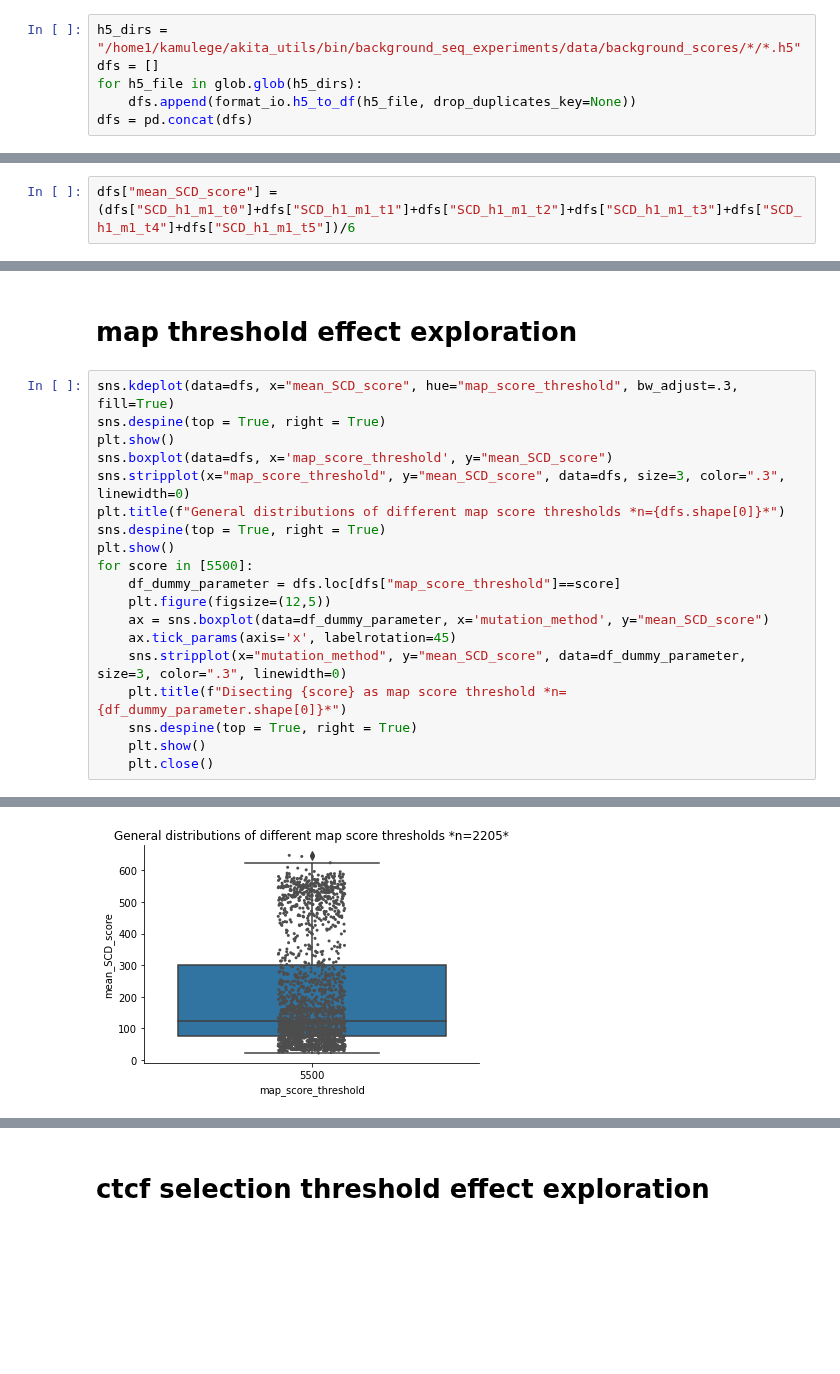
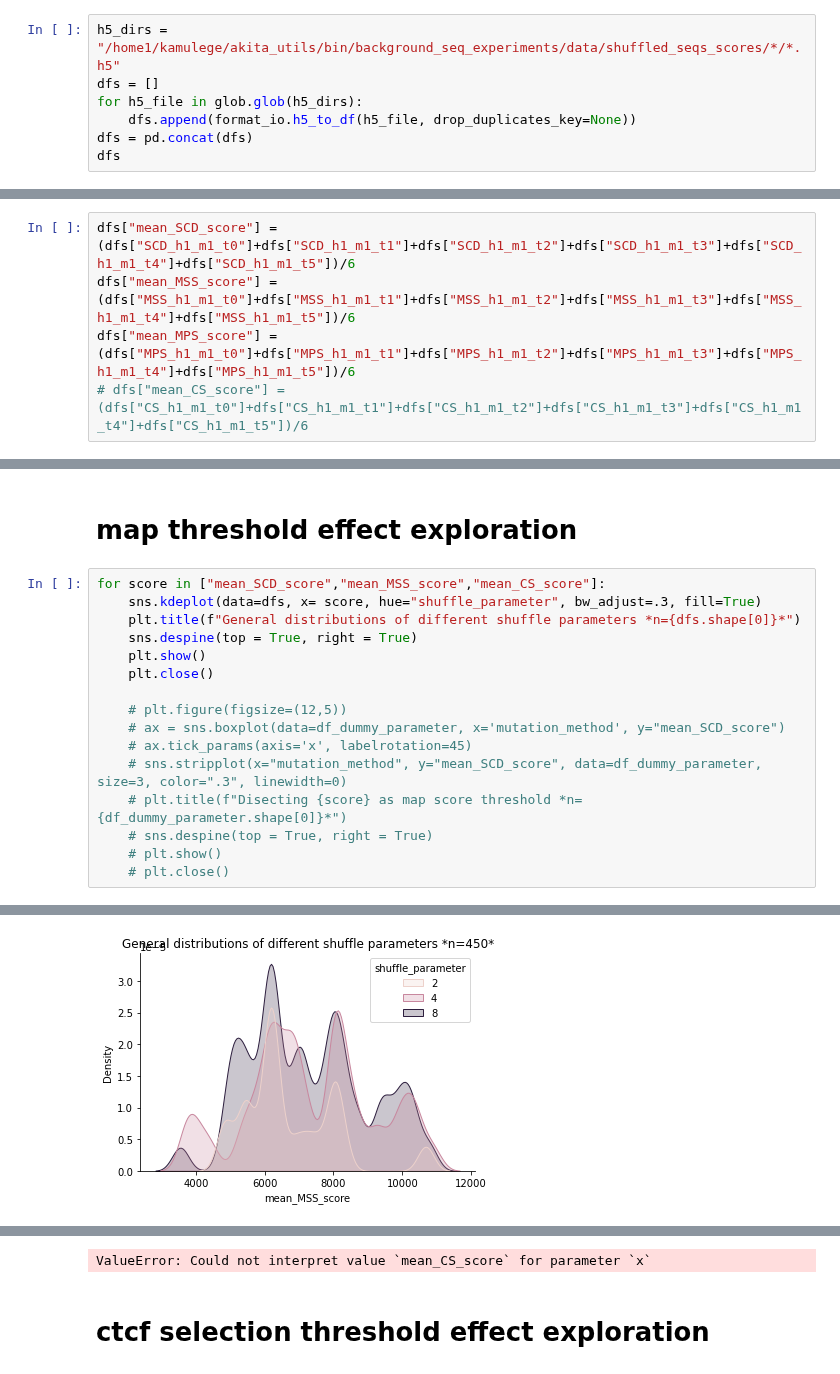
Before and after one commit to Fudenberg-Research-Group/akita_utils, a Jupyter notebook: bin/background_seq_experiments/analysis/background_scores_and_parameter_analysis.ipynb, the cells around one changed output, grey strips where cells are left out. Saved outputs shown, nothing was run; the diff lists cells and outputs as text; blank space fills up the shorter version.

```diff
--- a/bin/background_seq_experiments/analysis/background_scores_and_parameter_analysis.ipynb
+++ b/bin/background_seq_experiments/analysis/background_scores_and_parameter_analysis.ipynb
@@ -16,8 +16,9 @@ import akita_utils.format_io as format_io
 # %% [markdown]
 # Importing scores from simulations
 # %%
-h5_dirs = "/home1/kamulege/akita_utils/bin/background_seq_experiments/data/background_scores/*/*.h5"
+h5_dirs = "/home1/kamulege/akita_utils/bin/background_seq_experiments/data/shuffled_seqs_scores/*/*.h5"
 dfs = []
 for h5_file in glob.glob(h5_dirs):
     dfs.append(format_io.h5_to_df(h5_file, drop_duplicates_key=None))
 dfs = pd.concat(dfs)
+dfs
@@ -24,5 +39,8 @@ dfs = pd.concat(dfs)
 # %%
 dfs["mean_SCD_score"] = (dfs["SCD_h1_m1_t0"]+dfs["SCD_h1_m1_t1"]+dfs["SCD_h1_m1_t2"]+dfs["SCD_h1_m1_t3"]+dfs["SCD_h1_m1_t4"]+dfs["SCD_h1_m1_t5"])/6
+dfs["mean_MSS_score"] = (dfs["MSS_h1_m1_t0"]+dfs["MSS_h1_m1_t1"]+dfs["MSS_h1_m1_t2"]+dfs["MSS_h1_m1_t3"]+dfs["MSS_h1_m1_t4"]+dfs["MSS_h1_m1_t5"])/6
+dfs["mean_MPS_score"] = (dfs["MPS_h1_m1_t0"]+dfs["MPS_h1_m1_t1"]+dfs["MPS_h1_m1_t2"]+dfs["MPS_h1_m1_t3"]+dfs["MPS_h1_m1_t4"]+dfs["MPS_h1_m1_t5"])/6
+# dfs["mean_CS_score"] = (dfs["CS_h1_m1_t0"]+dfs["CS_h1_m1_t1"]+dfs["CS_h1_m1_t2"]+dfs["CS_h1_m1_t3"]+dfs["CS_h1_m1_t4"]+dfs["CS_h1_m1_t5"])/6
 # %% [markdown]
 # General scores distribution
 # %%
@@ -64,22 +110,19 @@ for score in [2,4,8]:
 # %% [markdown]
 # map threshold effect exploration
 # %%
-sns.kdeplot(data=dfs, x="mean_SCD_score", hue="map_score_threshold", bw_adjust=.3, fill=True)
-sns.despine(top = True, right = True)
-plt.show()
-sns.boxplot(data=dfs, x='map_score_threshold', y="mean_SCD_score")
-sns.stripplot(x="map_score_threshold", y="mean_SCD_score", data=dfs, size=3, color=".3", linewidth=0)
-plt.title(f"General distributions of different map score thresholds *n={dfs.shape[0]}*")
-sns.despine(top = True, right = True)
-plt.show()
-for score in [5500]:
-    df_dummy_parameter = dfs.loc[dfs["map_score_threshold"]==score]
-    plt.figure(figsize=(12,5))
-    ax = sns.boxplot(data=df_dummy_parameter, x='mutation_method', y="mean_SCD_score")
-    ax.tick_params(axis='x', labelrotation=45)
-    sns.stripplot(x="mutation_method", y="mean_SCD_score", data=df_dummy_parameter, size=3, color=".3", linewidth=0)
-    plt.title(f"Disecting {score} as map score threshold *n={df_dummy_parameter.shape[0]}*")
+for score in ["mean_SCD_score","mean_MSS_score","mean_CS_score"]:
+    sns.kdeplot(data=dfs, x= score, hue="shuffle_parameter", bw_adjust=.3, fill=True)
+    plt.title(f"General distributions of different shuffle parameters *n={dfs.shape[0]}*")
     sns.despine(top = True, right = True)
     plt.show()
     plt.close()
+
+    # plt.figure(figsize=(12,5))
+    # ax = sns.boxplot(data=df_dummy_parameter, x='mutation_method', y="mean_SCD_score")
+    # ax.tick_params(axis='x', labelrotation=45)
+    # sns.stripplot(x="mutation_method", y="mean_SCD_score", data=df_dummy_parameter, size=3, color=".3", linewidth=0)
+    # plt.title(f"Disecting {score} as map score threshold *n={df_dummy_parameter.shape[0]}*")
+    # sns.despine(top = True, right = True)
+    # plt.show()
+    # plt.close()
 # %% [output]
@@ -87 +130 @@ for score in [5500]:
-[figure, old version]
+[figure, new version]
@@ -89,3 +131,4 @@ for score in [5500]:
+ValueError: Could not interpret value `mean_CS_score` for parameter `x`
 # %% [markdown]
 # ctcf selection threshold effect exploration
 # %%
```
Also changed, not shown: parts of 8 cells of this notebook, 19 other files.
